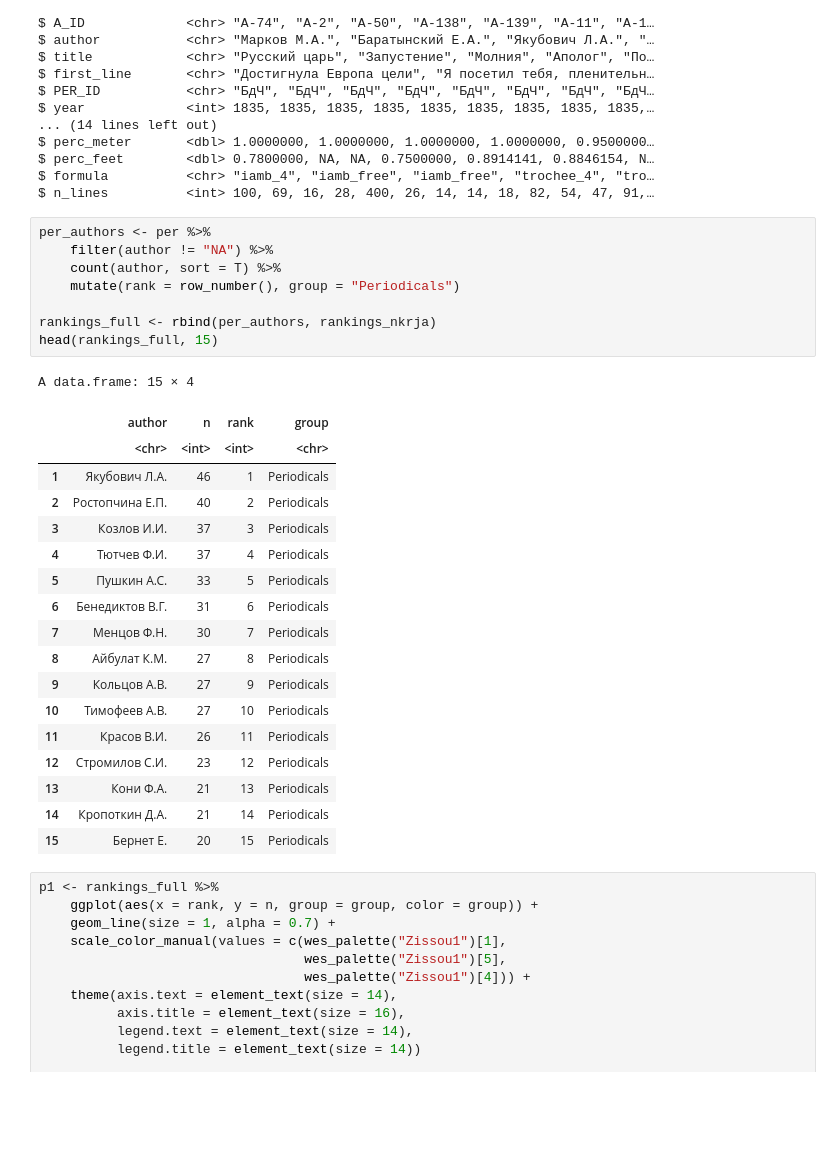
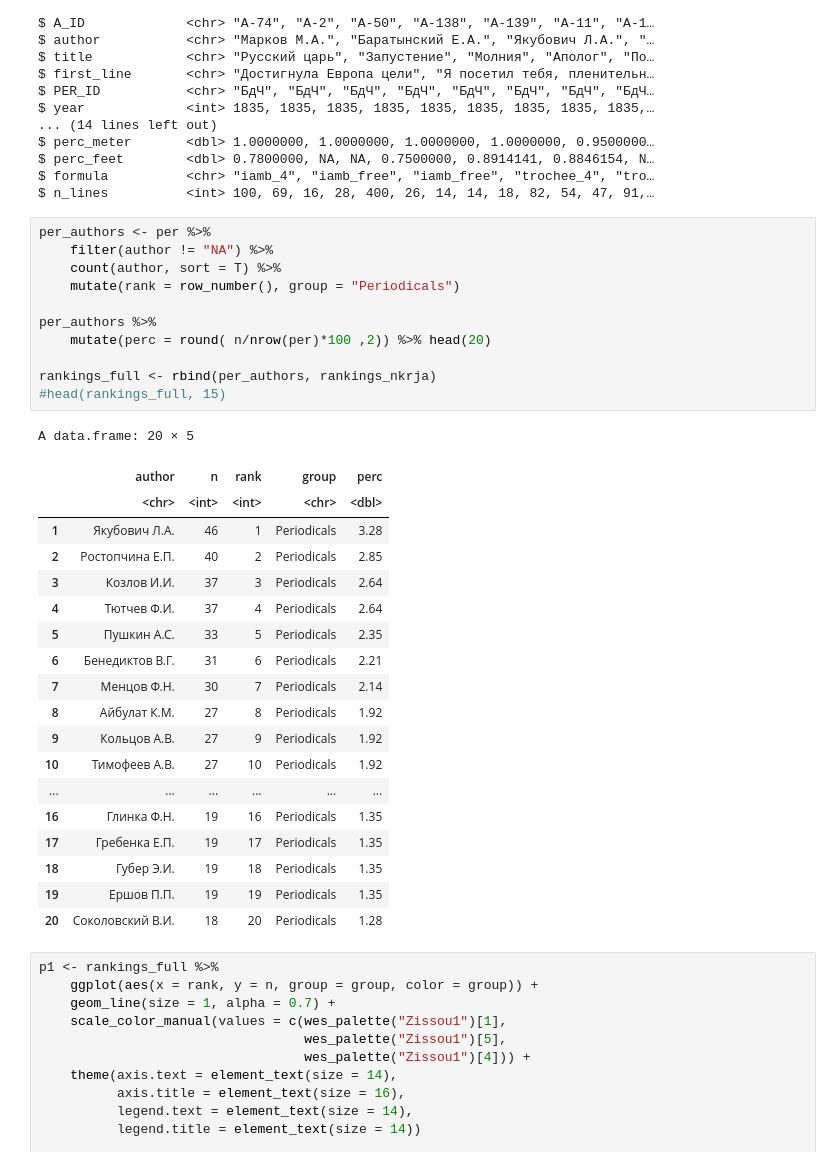
Before and after one commit to tonyamart/corpus35_pr, a Jupyter notebook: scr/01_chapter/01_1_nkrja_comparison.ipynb, the cells around one changed output. Cells and saved outputs as stored; diff of their text form; blank space fills up the shorter version.

```diff
--- a/scr/01_chapter/01_1_nkrja_comparison.ipynb
+++ b/scr/01_chapter/01_1_nkrja_comparison.ipynb
@@ -323,30 +460,34 @@ $ n_lines          <int> 100, 69, 16, 28, 400, 26, 14, 14, 18, 82, 54, 47, 91,
 # %%
 per_authors <- per %>%
     filter(author != "NA") %>%
     count(author, sort = T) %>%
     mutate(rank = row_number(), group = "Periodicals")
 
+per_authors %>%
+    mutate(perc = round( n/nrow(per)*100 ,2)) %>% head(20)
+
 rankings_full <- rbind(per_authors, rankings_nkrja)
-head(rankings_full, 15)
+#head(rankings_full, 15)
 # %% [output]
-A data.frame: 15 × 4
+A data.frame: 20 × 5
-|  | author | n | rank | group |
-|  | <chr> | <int> | <int> | <chr> |
-| 1 | Якубович Л.А. | 46 | 1 | Periodicals |
-| 2 | Ростопчина Е.П. | 40 | 2 | Periodicals |
-| 3 | Козлов И.И. | 37 | 3 | Periodicals |
-| 4 | Тютчев Ф.И. | 37 | 4 | Periodicals |
-| 5 | Пушкин А.С. | 33 | 5 | Periodicals |
-| 6 | Бенедиктов В.Г. | 31 | 6 | Periodicals |
-| 7 | Менцов Ф.Н. | 30 | 7 | Periodicals |
-| 8 | Айбулат К.М. | 27 | 8 | Periodicals |
-| 9 | Кольцов А.В. | 27 | 9 | Periodicals |
-| 10 | Тимофеев А.В. | 27 | 10 | Periodicals |
-| 11 | Красов В.И. | 26 | 11 | Periodicals |
-| 12 | Стромилов С.И. | 23 | 12 | Periodicals |
-| 13 | Кони Ф.А. | 21 | 13 | Periodicals |
-| 14 | Кропоткин Д.А. | 21 | 14 | Periodicals |
-| 15 | Бернет Е. | 20 | 15 | Periodicals |
+|  | author | n | rank | group | perc |
+|  | <chr> | <int> | <int> | <chr> | <dbl> |
+| 1 | Якубович Л.А. | 46 | 1 | Periodicals | 3.28 |
+| 2 | Ростопчина Е.П. | 40 | 2 | Periodicals | 2.85 |
+| 3 | Козлов И.И. | 37 | 3 | Periodicals | 2.64 |
+| 4 | Тютчев Ф.И. | 37 | 4 | Periodicals | 2.64 |
+| 5 | Пушкин А.С. | 33 | 5 | Periodicals | 2.35 |
+| 6 | Бенедиктов В.Г. | 31 | 6 | Periodicals | 2.21 |
+| 7 | Менцов Ф.Н. | 30 | 7 | Periodicals | 2.14 |
+| 8 | Айбулат К.М. | 27 | 8 | Periodicals | 1.92 |
+| 9 | Кольцов А.В. | 27 | 9 | Periodicals | 1.92 |
+| 10 | Тимофеев А.В. | 27 | 10 | Periodicals | 1.92 |
+| ... | ... | ... | ... | ... | ... |
+| 16 | Глинка Ф.Н. | 19 | 16 | Periodicals | 1.35 |
+| 17 | Гребенка Е.П. | 19 | 17 | Periodicals | 1.35 |
+| 18 | Губер Э.И. | 19 | 18 | Periodicals | 1.35 |
+| 19 | Ершов П.П. | 19 | 19 | Periodicals | 1.35 |
+| 20 | Соколовский В.И. | 18 | 20 | Periodicals | 1.28 |
 # %%
 p1 <- rankings_full %>%
     ggplot(aes(x = rank, y = n, group = group, color = group)) +
```
Also changed, not shown: parts of 6 cells of this notebook, 4 other files.
